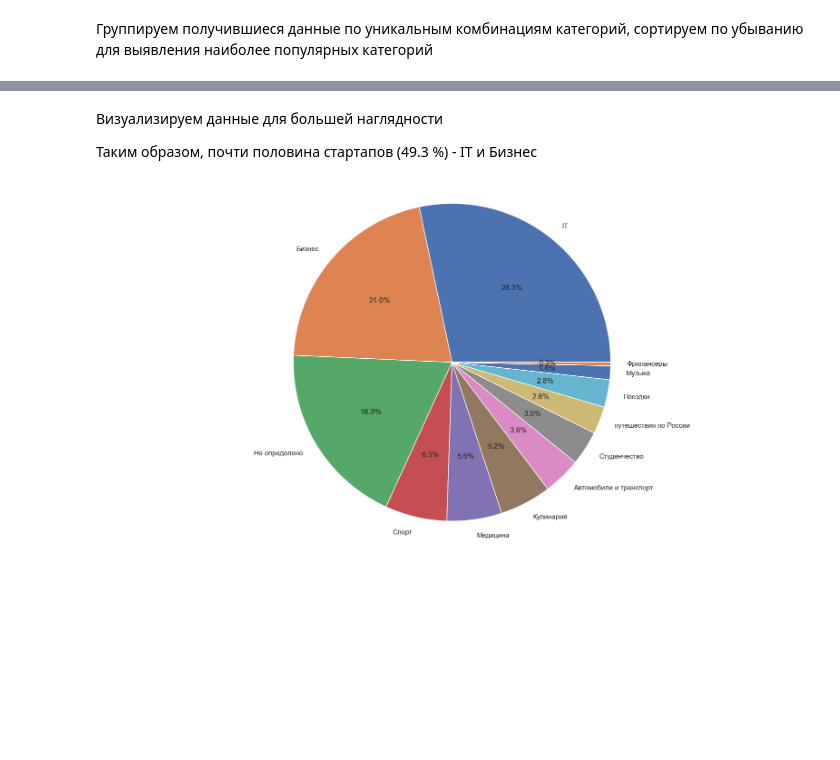
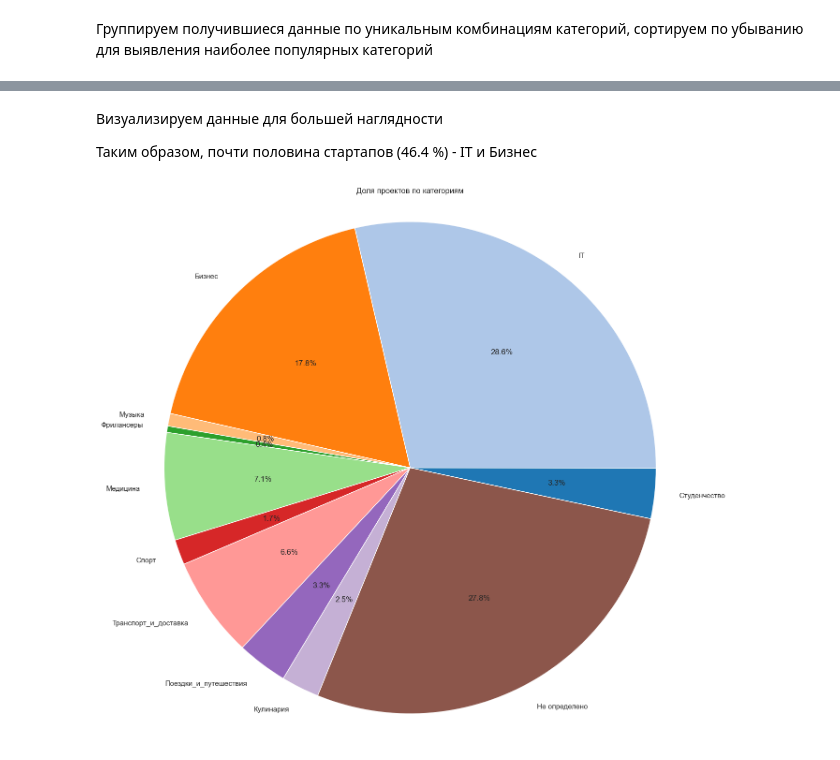
Before and after one commit to panchill/Startup-analytics, a Jupyter notebook: Startup_analytics.ipynb, the cells around one changed output, grey strips where cells are left out. Drawn from its saved outputs; the diff is of its cells as text; code cells hidden in the pictures; blank space fills up the shorter version.

```diff
--- a/Startup_analytics.ipynb
+++ b/Startup_analytics.ipynb
@@ -179,0 +155,20 @@ groups_count.sort_values(by = 'Название', ascending=False)
+# %%
+# Функция для подсчета всех категорий, содержащих подкатегорию
+def count_subcategory_occurrences(df, subcategories):
+    # Разделение категорий на отдельные строки
+    categories = df['Категория'].str.split(', ', expand=True)
+    categories = categories.melt(value_name='Категория').dropna()['Категория']
+
+    # Подсчет всех категорий, содержащих каждую подкатегорию из списка
+    results = {}
+    for subcategory in subcategories:
+        count = categories[categories.str.contains(subcategory, case=True)].count()
+        results[subcategory] = count
+    return results
+
+# Список подкатегорий, которые нужно проверить
+subcategories_list = ['Студенчество', 'IT', 'Бизнес', 'Музыка', 'Фрилансеры', 'Медицина', 'Спорт', 'Транспорт_и_доставка', 'Поездки_и_путешествия', 'Кулинария', 'Не определено']
+
+# Подсчет количества всех категорий для каждой подкатегории в списке
+subcategory_counts = count_subcategory_occurrences(df, subcategories_list)
+subcategory_counts
@@ -180,20 +187,18 @@ groups_count.sort_values(by = 'Название', ascending=False)
 # %% [markdown]
 Визуализируем данные для большей наглядности
 
-Таким образом, почти половина стартапов (49.3 %) - IT и Бизнес
+Таким образом, почти половина стартапов (46.4 %) - IT и Бизнес
-# %%
-categories = df['Категория'].str.split(', ', expand=True)
-categories = categories.melt(value_name='Категория').dropna()['Категория']
-
-# Подсчет частоты каждой уникальной категории
-category_counts = categories.value_counts()
-
-
-# Создание круговой диаграммы
-plt.figure(figsize=(20, 10))
-plt.pie(category_counts, labels=category_counts.index, autopct='%1.1f%%')
-plt.axis('equal')
-plt.show()
-# %% [output]
-[figure, removed]
+# %%
+category_labels = list(subcategory_counts.keys())
+category_counts = list(subcategory_counts.values())
+
+colors = plt.get_cmap('tab20').colors
+
+plt.figure(figsize=(17, 15))
+plt.pie(category_counts, labels=category_labels, colors=colors, autopct='%1.1f%%', startangle=-12)
+plt.title('Доля проектов по категориям')
+plt.axis('equal')  # Оформление диаграммы в круг
+plt.show()
+# %% [output]
+[figure, added]
 # %%
```
Also changed, not shown: parts of 5 cells of this notebook.
